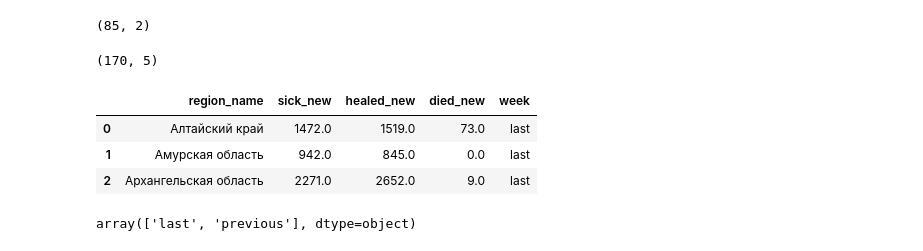
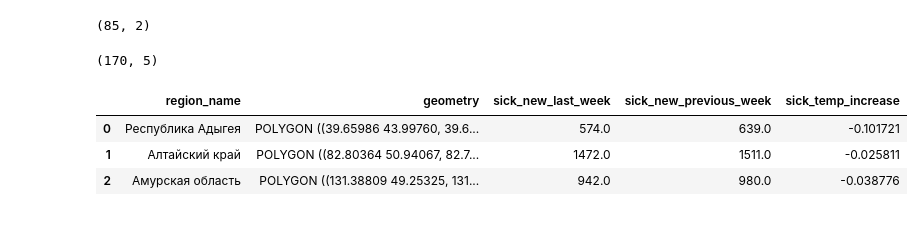
Before and after one commit to XelorR/covid19_dashboard, a Jupyter notebook: geopandas_map_example.ipynb, the cells around one changed output. Drawn from its saved outputs; the diff is of its cells as text; code cells hidden in the pictures.

```diff
--- a/geopandas_map_example.ipynb
+++ b/geopandas_map_example.ipynb
@@ -11,14 +13,3 @@ rolling_weeks = pd.read_csv("data/covid19ru_rolling_weeks.csv")
 rolling_weeks.shape
 # %% [output]
 (170, 5)
-# %%
-rolling_weeks.head(3)
-# %% [output]
-|  | region_name | sick_new | healed_new | died_new | week |
-| 0 | Алтайский край | 1472.0 | 1519.0 | 73.0 | last |
-| 1 | Амурская область | 942.0 | 845.0 | 0.0 | last |
-| 2 | Архангельская область | 2271.0 | 2652.0 | 9.0 | last |
-# %%
-rolling_weeks.week.unique()
-# %% [output]
-array(['last', 'previous'], dtype=object)
@@ -24,0 +20,8 @@ array(['last', 'previous'], dtype=object)
+# %%
+gdf = shapes.merge(rolling_weeks_sick_new)
+gdf.head(3)
+# %% [output]
+|  | region_name | geometry | sick_new_last_week | sick_new_previous_week | sick_temp_increase |
+| 0 | Республика Адыгея | POLYGON ((39.65986 43.99760, 39.6... | 574.0 | 639.0 | -0.101721 |
+| 1 | Алтайский край | POLYGON ((82.80364 50.94067, 82.7... | 1472.0 | 1511.0 | -0.025811 |
+| 2 | Амурская область | POLYGON ((131.38809 49.25325, 131... | 942.0 | 980.0 | -0.038776 |
```
Also changed, not shown: parts of 4 cells of this notebook.
